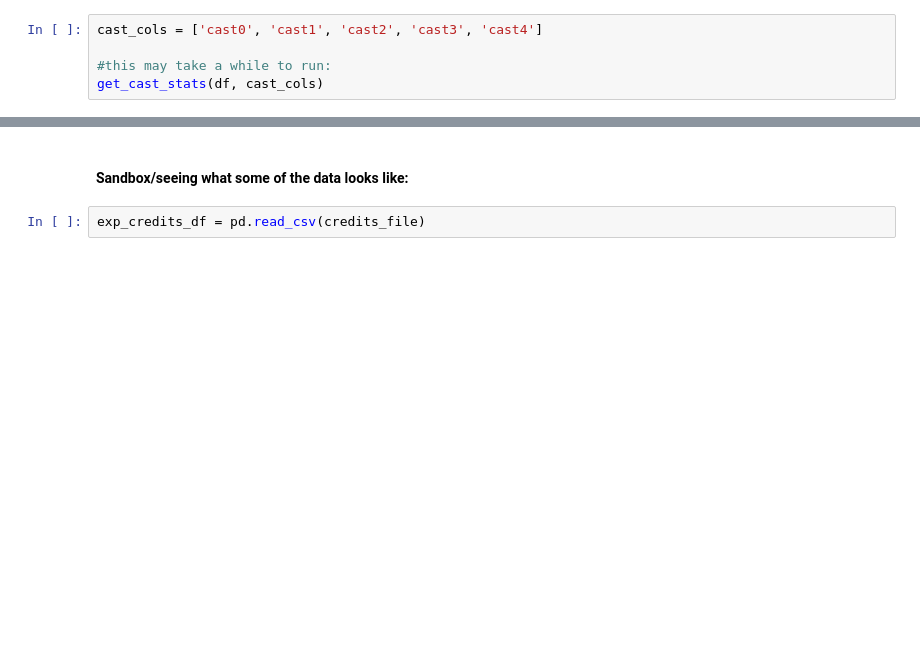
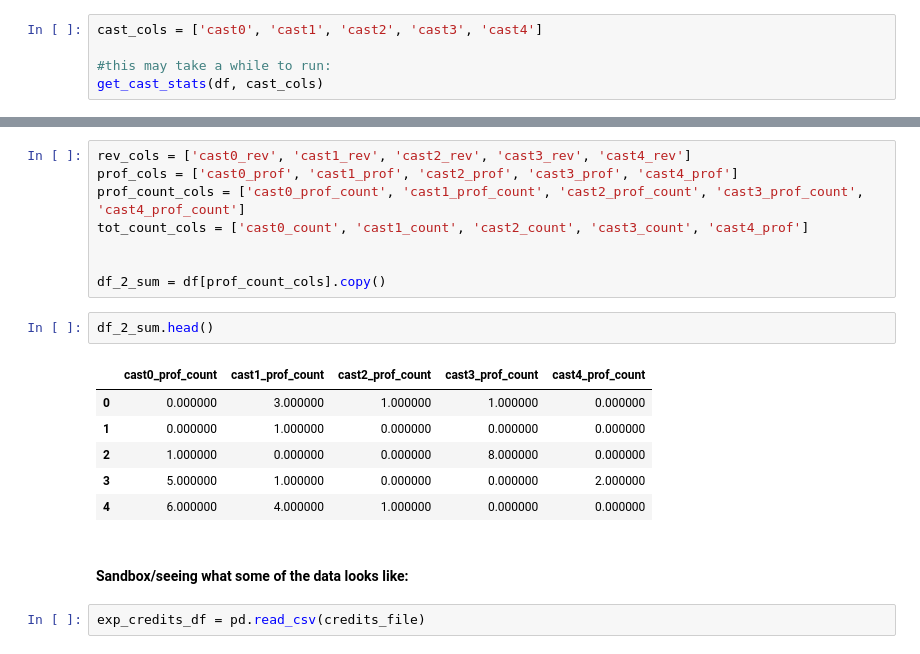
Before and after one commit to ryanlrappa/film-profit-prediction, a Jupyter notebook: jupyter_notebooks/3_data_cleaning.ipynb, the cells around one changed output, grey strips where cells are left out. Drawn from its saved outputs; the diff is of its cells as text; blank space fills up the shorter version.

```diff
--- a/jupyter_notebooks/3_data_cleaning.ipynb
+++ b/jupyter_notebooks/3_data_cleaning.ipynb
@@ -352,6 +362,23 @@ df.tail()
 | 1532 | 17500000.000000 | 9988 | 2006-08-25 | 19179969.000000 | 110.000000 | Beerfest | Comedy | 1679969.000000 | 1 | Erik Stolhanske | ... |
 | 1533 | 30000000.000000 | 9989 | 2001-01-12 | 18195610.000000 | 108.000000 | Antitrust | Action | -11804390.000000 | 0 | Ryan Phillippe | ... |
 | 1534 | 86000000.000000 | 9992 | 2006-12-13 | 107944236.000000 | 94.000000 | Arthur and the Invisibles | Adventure | 21944236.000000 | 1 | Freddie Highmore | ... |
+# %%
+rev_cols = ['cast0_rev', 'cast1_rev', 'cast2_rev', 'cast3_rev', 'cast4_rev']
+prof_cols = ['cast0_prof', 'cast1_prof', 'cast2_prof', 'cast3_prof', 'cast4_prof']
+prof_count_cols = ['cast0_prof_count', 'cast1_prof_count', 'cast2_prof_count', 'cast3_prof_count', 'cast4_prof_count']
+tot_count_cols = ['cast0_count', 'cast1_count', 'cast2_count', 'cast3_count', 'cast4_prof']
+
+
+df_2_sum = df[prof_count_cols].copy()
+# %%
+df_2_sum.head()
+# %% [output]
+|  | cast0_prof_count | cast1_prof_count | cast2_prof_count | cast3_prof_count | cast4_prof_count |
+| 0 | 0.000000 | 3.000000 | 1.000000 | 1.000000 | 0.000000 |
+| 1 | 0.000000 | 1.000000 | 0.000000 | 0.000000 | 0.000000 |
+| 2 | 1.000000 | 0.000000 | 0.000000 | 8.000000 | 0.000000 |
+| 3 | 5.000000 | 1.000000 | 0.000000 | 0.000000 | 2.000000 |
+| 4 | 6.000000 | 4.000000 | 1.000000 | 0.000000 | 0.000000 |
 # %% [markdown]
 #### Sandbox/seeing what some of the data looks like:
 # %%
```
Also changed, not shown: parts of 1 cell of this notebook.
